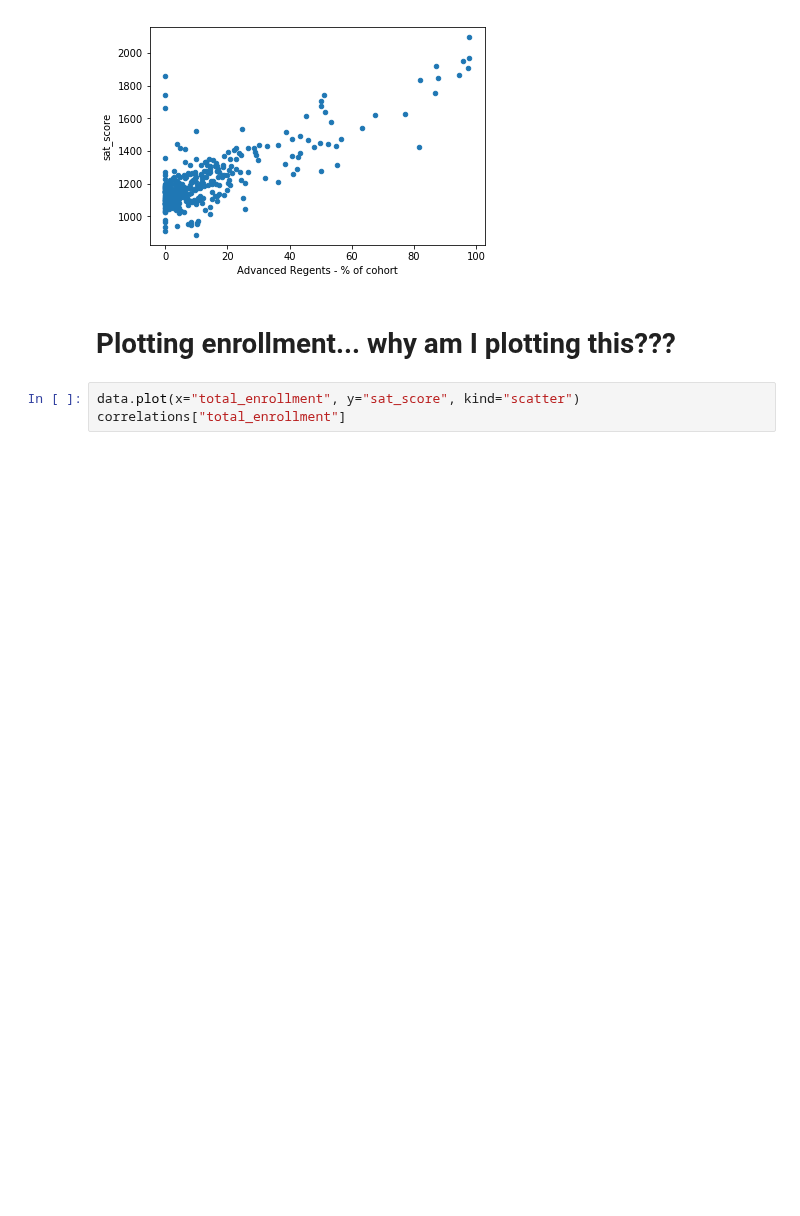
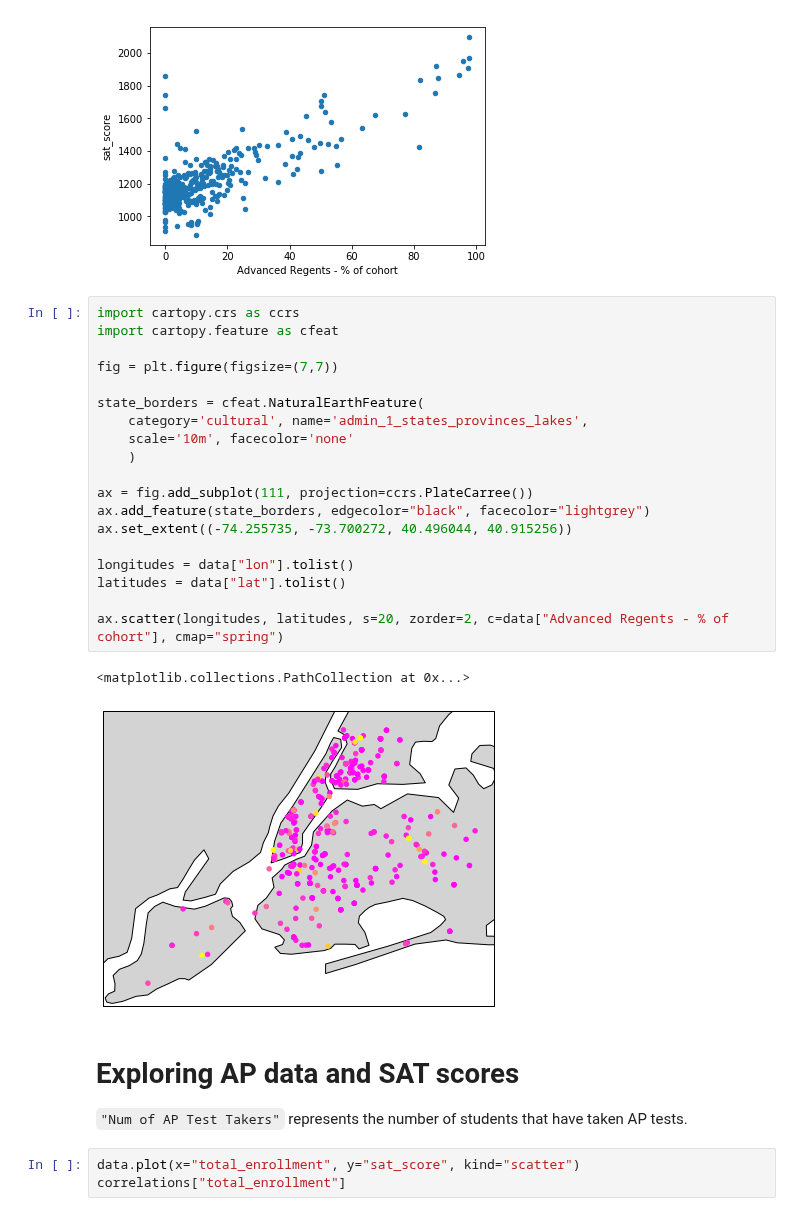
Before and after one commit to JustinToribio/analyzing-the-sat, a Jupyter notebook: notebooks/1.0-jt-analyze-the-sat.ipynb, the cells around one changed output. Cells and saved outputs as stored; diff of their text form; blank space fills up the shorter version.

Commit message:
notebook: advanced regent section drafted

```diff
--- a/notebooks/1.0-jt-analyze-the-sat.ipynb
+++ b/notebooks/1.0-jt-analyze-the-sat.ipynb
@@ -130,8 +130,32 @@ data.plot.scatter(x="Advanced Regents - % of cohort", y="sat_score")
 # %% [output]
 <matplotlib.axes._subplots.AxesSubplot at 0x...>
 [figure]
-# %% [markdown]
-# Plotting enrollment... why am I plotting this???
+# %%
+import cartopy.crs as ccrs
+import cartopy.feature as cfeat
+
+fig = plt.figure(figsize=(7,7))
+
+state_borders = cfeat.NaturalEarthFeature(
+    category='cultural', name='admin_1_states_provinces_lakes',
+    scale='10m', facecolor='none'
+    )
+
+ax = fig.add_subplot(111, projection=ccrs.PlateCarree())
+ax.add_feature(state_borders, edgecolor="black", facecolor="lightgrey")
+ax.set_extent((-74.255735, -73.700272, 40.496044, 40.915256))
+
+longitudes = data["lon"].tolist()
+latitudes = data["lat"].tolist()
+
+ax.scatter(longitudes, latitudes, s=20, zorder=2, c=data["Advanced Regents - % of cohort"], cmap="spring")
+# %% [output]
+<matplotlib.collections.PathCollection at 0x...>
+[figure, added]
+# %% [markdown]
+# Exploring AP data and SAT scores
+
+`"Num of AP Test Takers"` represents the number of students that have taken AP tests.
 # %%
 data.plot(x="total_enrollment", y="sat_score", kind="scatter")
 correlations["total_enrollment"]
```
Also changed, not shown: parts of 6 cells of this notebook.
